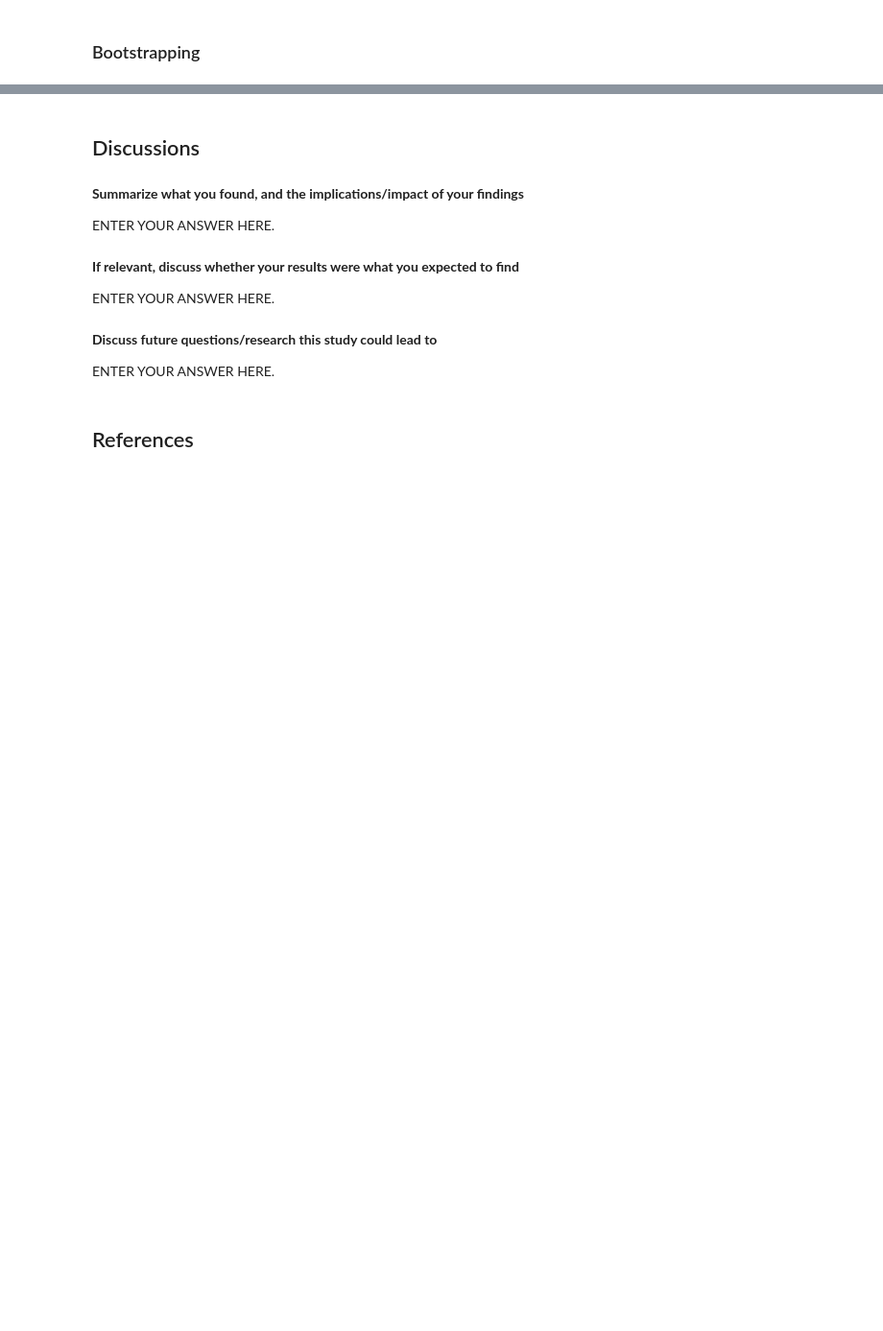
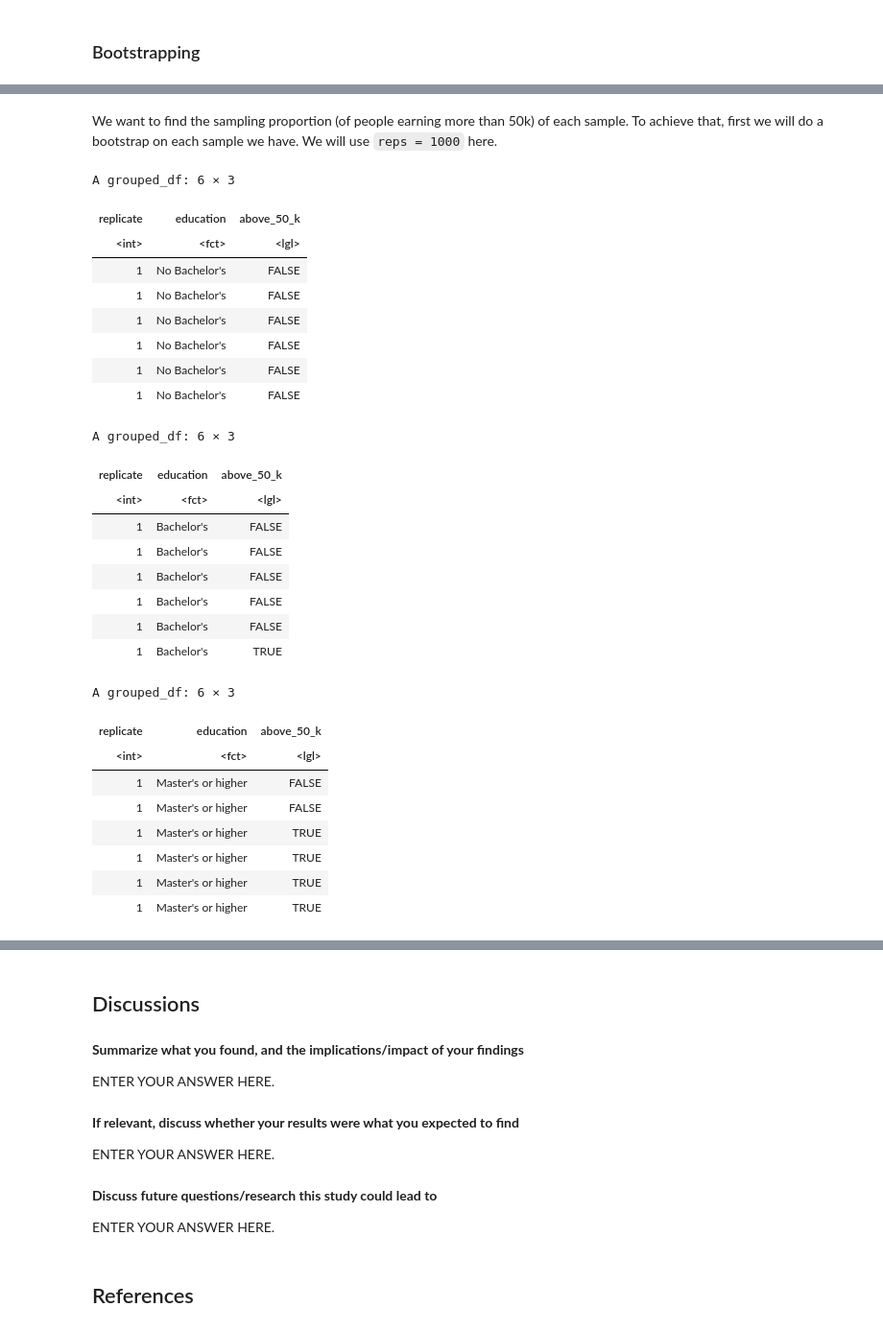
Before and after one commit to Julian-UBC/project-32, a Jupyter notebook: education_income.ipynb, the cells around one changed output, grey strips where cells are left out. Shown at 96% size. Saved outputs shown, nothing was run; the diff lists cells and outputs as text; code cells hidden in the pictures; blank space fills up the shorter version.

```diff
--- a/education_income.ipynb
+++ b/education_income.ipynb
@@ -354,0 +346,45 @@ Warning message:
+# %% [markdown]
+We want to find the sampling proportion (of people earning more than 50k) of each sample. To achieve that, first we will do a bootstrap on each sample we have. We will use `reps = 1000` here.
+# %%
+n_non_bachelor <- nrow(data_non_bachelor)
+n_bachelor <- nrow(data_bachelor)
+n_master <- nrow(data_master)
+
+bootstrap_non_bachelor <- data_non_bachelor %>%
+    rep_sample_n(size = n_non_bachelor, reps = 1000, replace = TRUE)
+bootstrap_bachelor <- data_bachelor %>%
+    rep_sample_n(size = n_bachelor, reps = 1000, replace = TRUE)
+bootstrap_master <- data_master %>%
+    rep_sample_n(size = n_master, reps = 1000, replace = TRUE)
+
+head(bootstrap_non_bachelor)
+head(bootstrap_bachelor)
+head(bootstrap_master)
+# %% [output]
+A grouped_df: 6 × 3
+| replicate | education | above_50_k |
+| <int> | <fct> | <lgl> |
+| 1 | No Bachelor's | FALSE |
+| 1 | No Bachelor's | FALSE |
+| 1 | No Bachelor's | FALSE |
+| 1 | No Bachelor's | FALSE |
+| 1 | No Bachelor's | FALSE |
+| 1 | No Bachelor's | FALSE |
+A grouped_df: 6 × 3
+| replicate | education | above_50_k |
+| <int> | <fct> | <lgl> |
+| 1 | Bachelor's | FALSE |
+| 1 | Bachelor's | FALSE |
+| 1 | Bachelor's | FALSE |
+| 1 | Bachelor's | FALSE |
+| 1 | Bachelor's | FALSE |
+| 1 | Bachelor's | TRUE |
+A grouped_df: 6 × 3
+| replicate | education | above_50_k |
+| <int> | <fct> | <lgl> |
+| 1 | Master's or higher | FALSE |
+| 1 | Master's or higher | FALSE |
+| 1 | Master's or higher | TRUE |
+| 1 | Master's or higher | TRUE |
+| 1 | Master's or higher | TRUE |
+| 1 | Master's or higher | TRUE |
```
Also changed, not shown: parts of 18 cells of this notebook.
